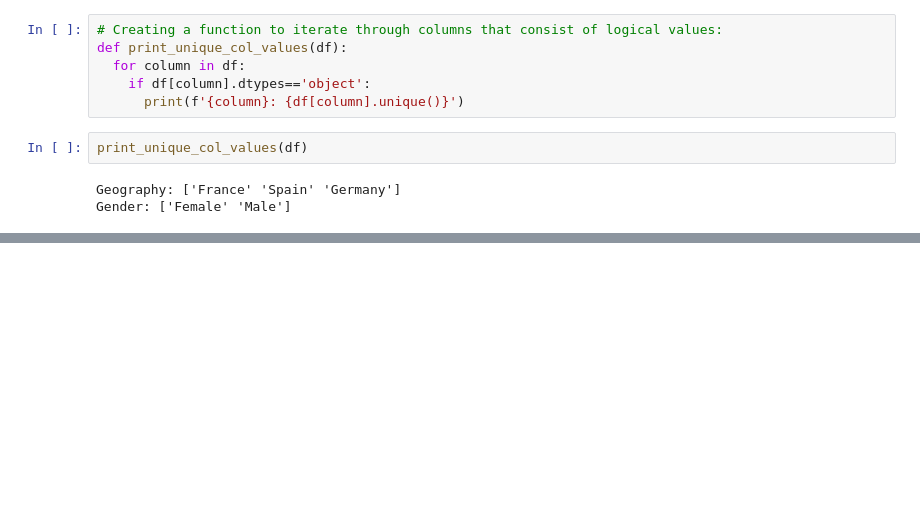
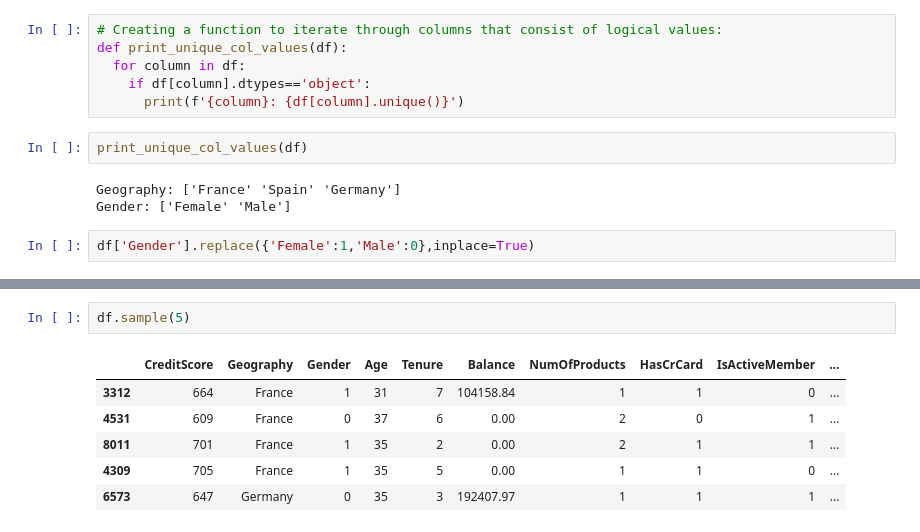
Before and after one commit to hatimkh20/customer_churn_DL, a Jupyter notebook: Customer_Churn.ipynb, the cells around one changed output, grey strips where cells are left out. Drawn from its saved outputs; the diff is of its cells as text; blank space fills up the shorter version.

```diff
--- a/Customer_Churn.ipynb
+++ b/Customer_Churn.ipynb
@@ -90,3 +90,5 @@ print_unique_col_values(df)
 # %% [output]
 Geography: ['France' 'Spain' 'Germany']
 Gender: ['Female' 'Male']
+# %%
+df['Gender'].replace({'Female':1,'Male':0},inplace=True)
@@ -92,0 +116,9 @@ Gender: ['Female' 'Male']
+# %%
+df.sample(5)
+# %% [output]
+|  | CreditScore | Geography | Gender | Age | Tenure | Balance | NumOfProducts | HasCrCard | IsActiveMember | ... |
+| 3312 | 664 | France | 1 | 31 | 7 | 104158.84 | 1 | 1 | 0 | ... |
+| 4531 | 609 | France | 0 | 37 | 6 | 0.00 | 2 | 0 | 1 | ... |
+| 8011 | 701 | France | 1 | 35 | 2 | 0.00 | 2 | 1 | 1 | ... |
+| 4309 | 705 | France | 1 | 35 | 5 | 0.00 | 1 | 1 | 0 | ... |
+| 6573 | 647 | Germany | 0 | 35 | 3 | 192407.97 | 1 | 1 | 1 | ... |
```
Also changed, not shown: parts of 14 cells of this notebook.
